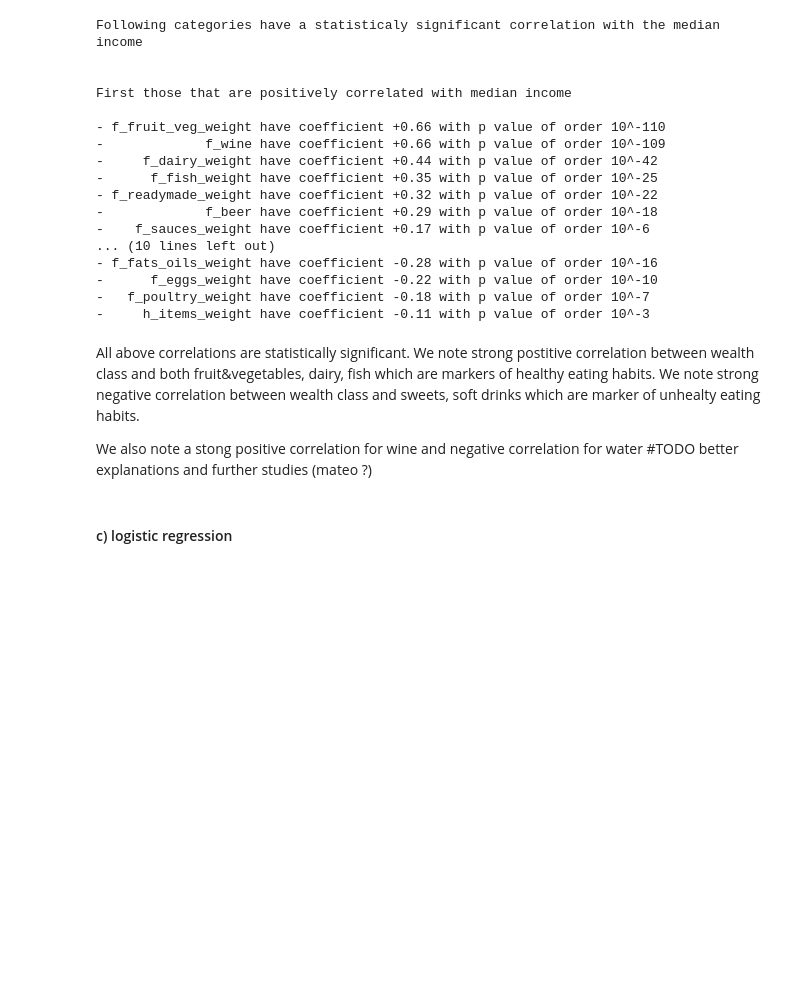
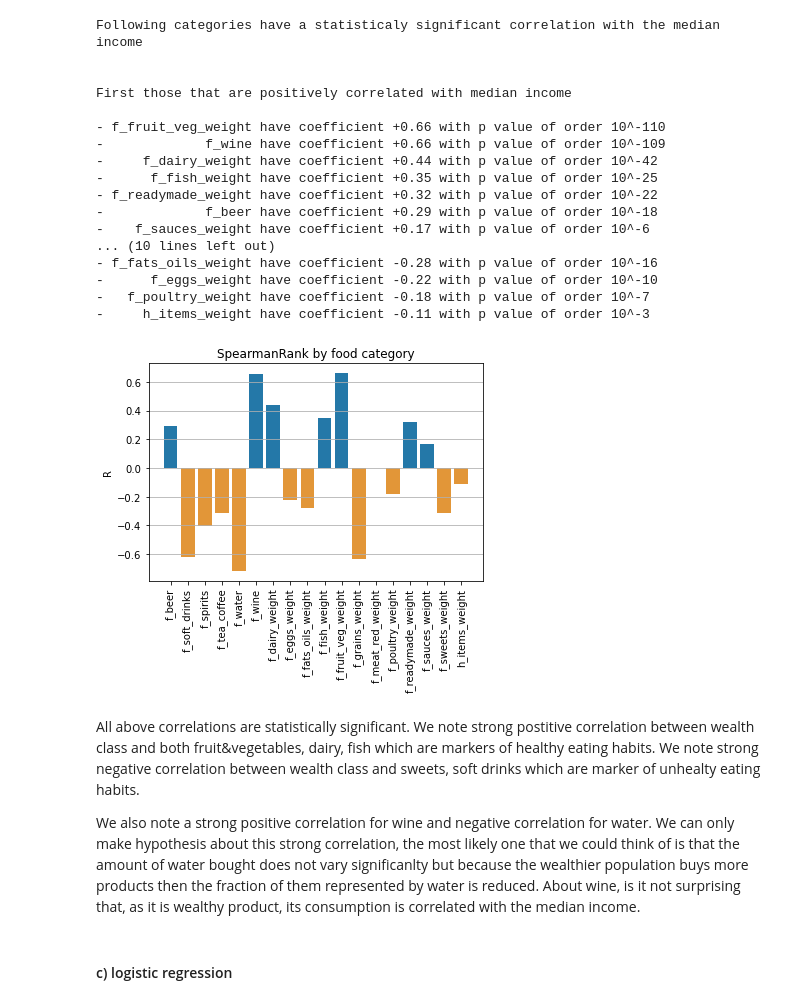
Before and after one commit to epfl-ada/ada-2020-project-milestone-p3-p3_adacadabra, a Jupyter notebook: extension.ipynb, the cells around one changed output. Saved outputs shown, nothing was run; the diff lists cells and outputs as text; code cells hidden in the pictures; blank space fills up the shorter version.

```diff
--- a/extension.ipynb
+++ b/extension.ipynb
@@ -517,5 +556,32 @@ def b_spearman_rank(main_df, categories_names):
     for row in neg_corr.iterrows():
         print("- %18s have coefficient %+.2f with p value of order 10^%d"
               %(row[1].feature_name,row[1].coef,row[1].log10_p_value))
+# %%
+def display_spearmanRank_histogram(spearman_df):
+    """
+    The function prints a histogram visualization of the given dataframe interpreted
+    as the representation of spearman rank coefficients and the p-value.
+    It only displays those that are statisticaly significant
+
+    Args:
+        - spearman_df : the pandas dataframe with the spearmanRank attributes
+    """
+
+    SIGNIFICANT_THRESHOLD=0.05
+
+    coef=spearman_df.coef.copy()
+    labels=spearman_df.feature_name
+    p_values=spearman_df.p_value
+
+    colors=['#2478A8' if coefficient>0 else '#E29638' for coefficient in coef]
+
+    coef[p_values>=SIGNIFICANT_THRESHOLD]=np.nan
+
+    plt.bar(labels,height=coef,color=colors)
+    plt.grid(axis='y',fillstyle='none')
+    plt.title("SpearmanRank by food category")
+    plt.ylabel("R")
+    plt.xticks(rotation=90)
+    plt.show()
 # %%
 def c_logistic_regression(main_df, categories_names):
@@ -583,10 +647,15 @@ First those that are positively correlated with median income
 -      f_eggs_weight have coefficient -0.22 with p value of order 10^-10
 -   f_poultry_weight have coefficient -0.18 with p value of order 10^-7
 -     h_items_weight have coefficient -0.11 with p value of order 10^-3
+# %%
+display_spearmanRank_histogram(b_spearman_rank(main_df, categories_names))
+# %% [output]
+[figure, added]
 # %% [markdown]
 All above correlations are statistically significant. We note strong postitive correlation between wealth class and both fruit&vegetables, dairy, fish which are markers of healthy eating habits. We note strong negative correlation between wealth class and sweets, soft drinks which are marker of unhealty eating habits.
 
-We also note a stong positive correlation for wine and negative correlation for water #TODO better explanations and further studies (mateo ?)
+We also note a strong positive correlation for wine and negative correlation for water.
+We can only make hypothesis about this strong correlation, the most likely one that we could think of is that the amount of water bought does not vary significanlty but because the wealthier population buys more products then the fraction of them represented by water is reduced. About wine, is it not surprising that, as it is wealthy product, its consumption is correlated with the median income.
 # %% [markdown]
 #### c) logistic regression
 # %% [markdown]
```
Also changed, not shown: parts of 16 cells of this notebook.
